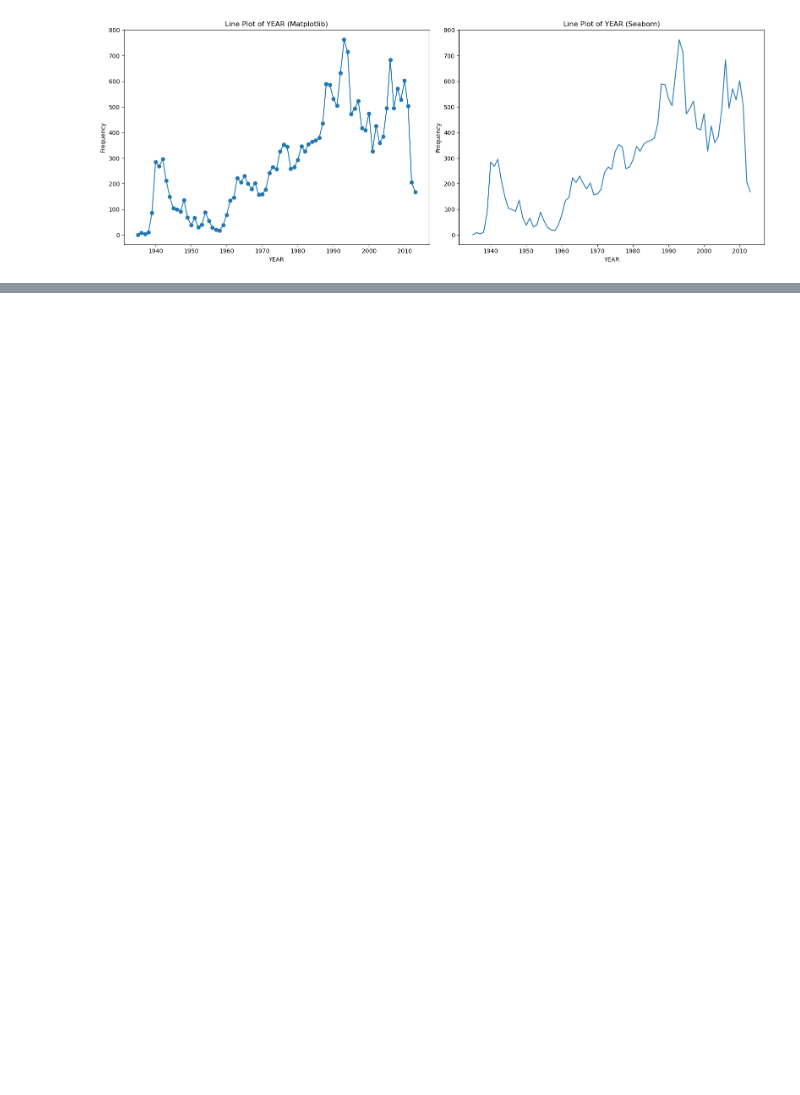
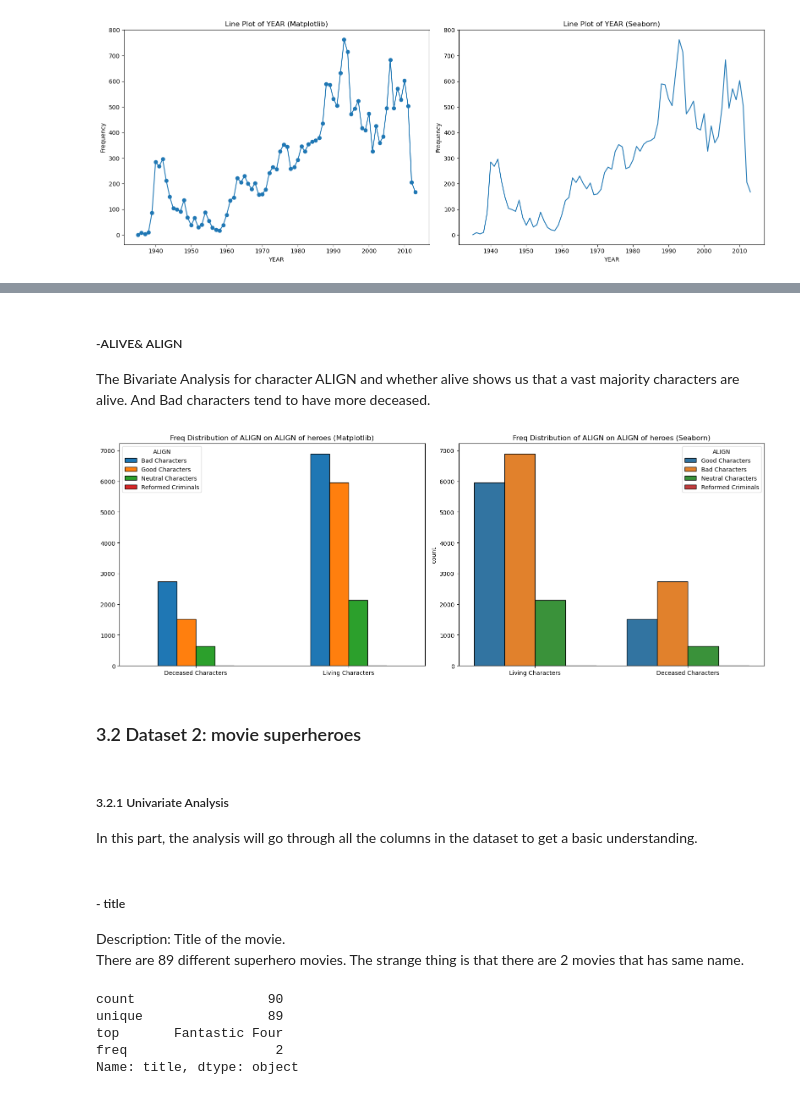
Before and after one commit to jc000222/Hero_Analysis, a Jupyter notebook: hero_analysis.ipynb, the cells around one changed output, grey strips where cells are left out. Cells and saved outputs as stored; diff of their text form; code cells hidden in the pictures; blank space fills up the shorter version.

```diff
--- a/hero_analysis.ipynb
+++ b/hero_analysis.ipynb
@@ -449,0 +498,12 @@ eda_comics.line_chart('YEAR')
+# %% [markdown]
+##### -ALIVE& ALIGN
+The Bivariate Analysis for character ALIGN and whether alive shows us that a vast majority characters are alive. And Bad characters tend to have more deceased.
+# %%
+eda_comics_m.bar_chart_m(['ALIVE','ALIGN'])
+# %% [output]
+[figure, added]
+# %% [markdown]
+### 3.2 Dataset 2: movie superheroes
+# %% [markdown]
+##### 3.2.1 Univariate Analysis
+In this part, the analysis will go through all the columns in the dataset to get a basic understanding.
@@ -449,0 +512,12 @@ eda_comics.line_chart('YEAR')
+# %% [markdown]
+##### - title
+Description: Title of the movie.
+There are 89 different superhero movies. The strange thing is that there are 2 movies that has same name.
+# %%
+df_movie_raw['title'].describe()
+# %% [output]
+count                 90
+unique                89
+top       Fantastic Four
+freq                   2
+Name: title, dtype: object
```
Also changed, not shown: parts of 99 cells of this notebook, 9 other files.
